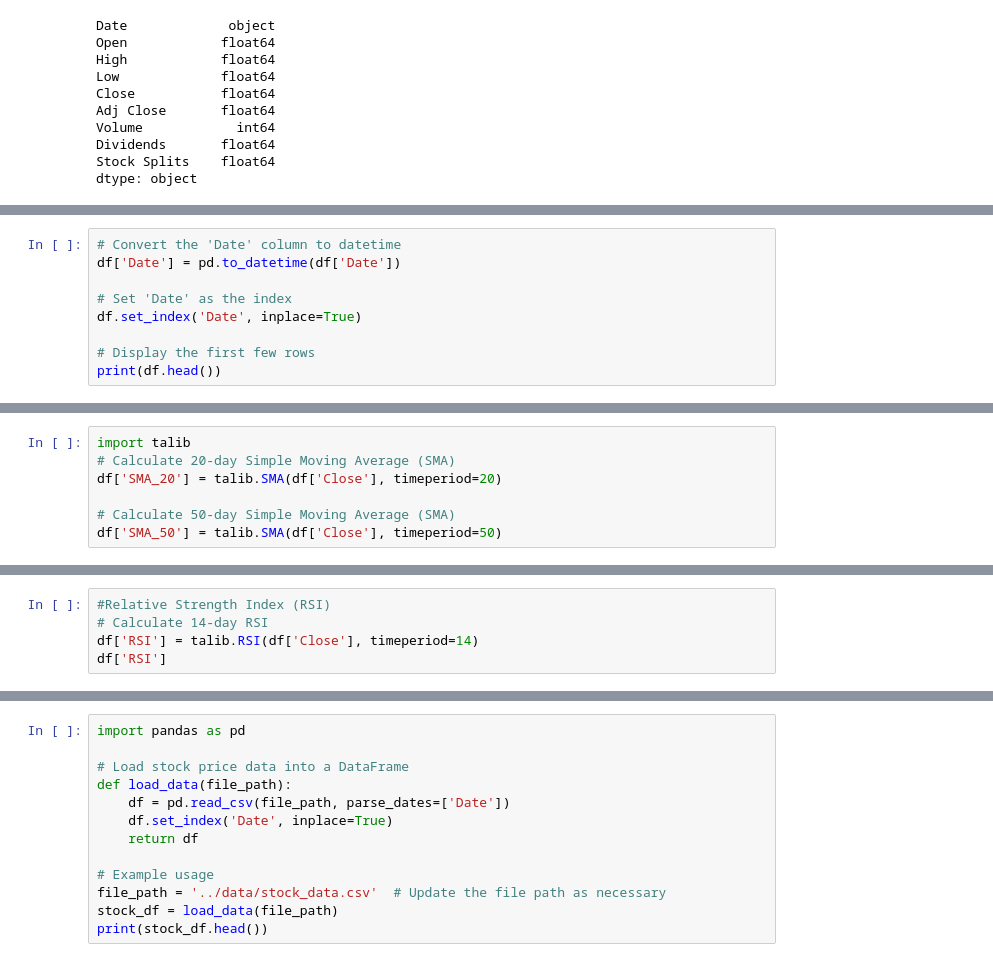
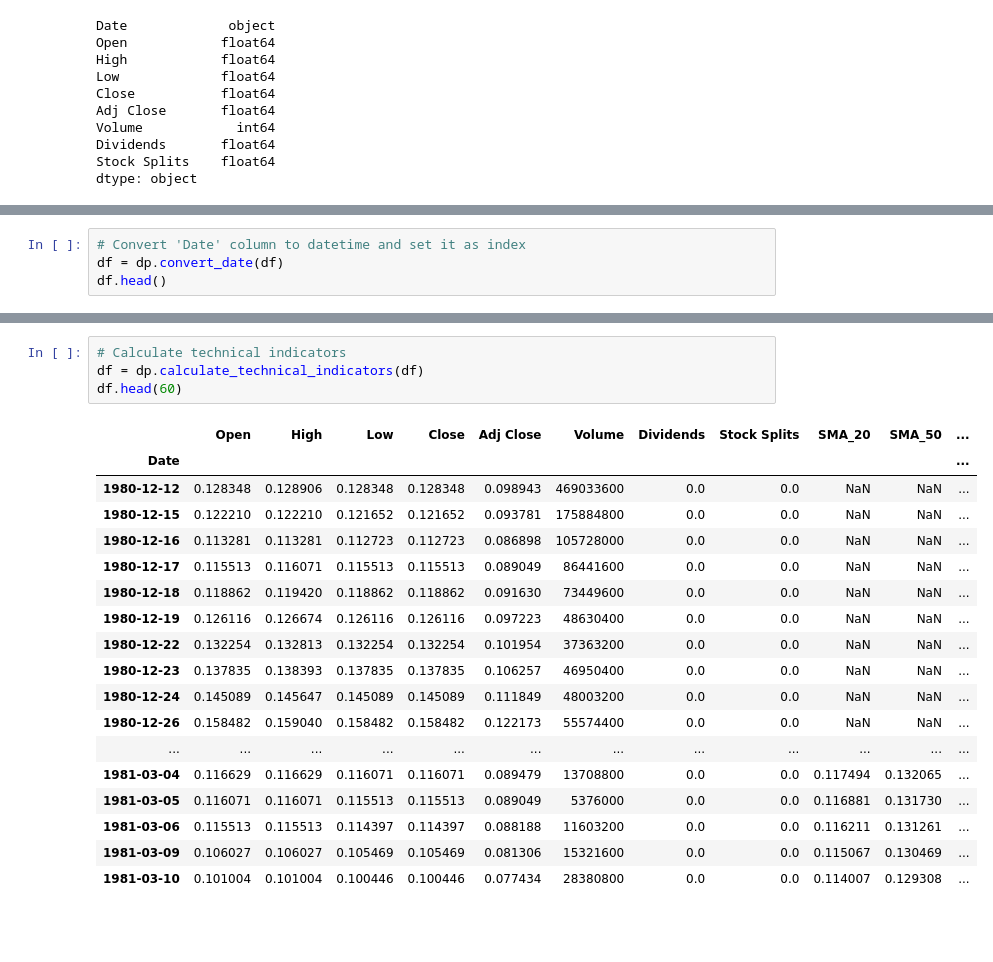
Before and after one commit to Getachew0557/Leveraging-AI-Techniques-for-Financial-News-Sentiment-Analysis-and-Stock-Prediction, a Jupyter notebook: notebooks/AAPL_model .ipynb, the cells around one changed output, grey strips where cells are left out. Drawn from its saved outputs; the diff is of its cells as text; blank space fills up the shorter version.

```diff
--- a/notebooks/AAPL_model.ipynb
+++ b/notebooks/AAPL_model .ipynb
@@ -72,10 +100,5 @@ df.describe()
 # %%
-# Convert the 'Date' column to datetime
-df['Date'] = pd.to_datetime(df['Date'])
-
-# Set 'Date' as the index
-df.set_index('Date', inplace=True)
-
-# Display the first few rows
-print(df.head())
+# Convert 'Date' column to datetime and set it as index
+df = dp.convert_date(df)
+df.head()
 # %% [output]
@@ -100,7 +111,0 @@ Date
-# %%
-import talib
-# Calculate 20-day Simple Moving Average (SMA)
-df['SMA_20'] = talib.SMA(df['Close'], timeperiod=20)
-
-# Calculate 50-day Simple Moving Average (SMA)
-df['SMA_50'] = talib.SMA(df['Close'], timeperiod=50)
@@ -127,5 +111,0 @@ Name: SMA_20, dtype: float64
-# %%
-#Relative Strength Index (RSI)
-# Calculate 14-day RSI
-df['RSI'] = talib.RSI(df['Close'], timeperiod=14)
-df['RSI']
@@ -281,13 +112,23 @@ plt.show()
-# %%
-import pandas as pd
-
-# Load stock price data into a DataFrame
-def load_data(file_path):
-    df = pd.read_csv(file_path, parse_dates=['Date'])
-    df.set_index('Date', inplace=True)
-    return df
-
-# Example usage
-file_path = '../data/stock_data.csv'  # Update the file path as necessary
-stock_df = load_data(file_path)
-print(stock_df.head())
+# %%
+# Calculate technical indicators
+df = dp.calculate_technical_indicators(df)
+df.head(60)
+# %% [output]
+|  | Open | High | Low | Close | Adj Close | Volume | Dividends | Stock Splits | SMA_20 | SMA_50 | ... |
+| Date |  |  |  |  |  |  |  |  |  |  | ... |
+| 1980-12-12 | 0.128348 | 0.128906 | 0.128348 | 0.128348 | 0.098943 | 469033600 | 0.0 | 0.0 | NaN | NaN | ... |
+| 1980-12-15 | 0.122210 | 0.122210 | 0.121652 | 0.121652 | 0.093781 | 175884800 | 0.0 | 0.0 | NaN | NaN | ... |
+| 1980-12-16 | 0.113281 | 0.113281 | 0.112723 | 0.112723 | 0.086898 | 105728000 | 0.0 | 0.0 | NaN | NaN | ... |
+| 1980-12-17 | 0.115513 | 0.116071 | 0.115513 | 0.115513 | 0.089049 | 86441600 | 0.0 | 0.0 | NaN | NaN | ... |
+| 1980-12-18 | 0.118862 | 0.119420 | 0.118862 | 0.118862 | 0.091630 | 73449600 | 0.0 | 0.0 | NaN | NaN | ... |
+| 1980-12-19 | 0.126116 | 0.126674 | 0.126116 | 0.126116 | 0.097223 | 48630400 | 0.0 | 0.0 | NaN | NaN | ... |
+| 1980-12-22 | 0.132254 | 0.132813 | 0.132254 | 0.132254 | 0.101954 | 37363200 | 0.0 | 0.0 | NaN | NaN | ... |
+| 1980-12-23 | 0.137835 | 0.138393 | 0.137835 | 0.137835 | 0.106257 | 46950400 | 0.0 | 0.0 | NaN | NaN | ... |
+| 1980-12-24 | 0.145089 | 0.145647 | 0.145089 | 0.145089 | 0.111849 | 48003200 | 0.0 | 0.0 | NaN | NaN | ... |
+| 1980-12-26 | 0.158482 | 0.159040 | 0.158482 | 0.158482 | 0.122173 | 55574400 | 0.0 | 0.0 | NaN | NaN | ... |
+| ... | ... | ... | ... | ... | ... | ... | ... | ... | ... | ... | ... |
+| 1981-03-04 | 0.116629 | 0.116629 | 0.116071 | 0.116071 | 0.089479 | 13708800 | 0.0 | 0.0 | 0.117494 | 0.132065 | ... |
+| 1981-03-05 | 0.116071 | 0.116071 | 0.115513 | 0.115513 | 0.089049 | 5376000 | 0.0 | 0.0 | 0.116881 | 0.131730 | ... |
+| 1981-03-06 | 0.115513 | 0.115513 | 0.114397 | 0.114397 | 0.088188 | 11603200 | 0.0 | 0.0 | 0.116211 | 0.131261 | ... |
+| 1981-03-09 | 0.106027 | 0.106027 | 0.105469 | 0.105469 | 0.081306 | 15321600 | 0.0 | 0.0 | 0.115067 | 0.130469 | ... |
+| 1981-03-10 | 0.101004 | 0.101004 | 0.100446 | 0.100446 | 0.077434 | 28380800 | 0.0 | 0.0 | 0.114007 | 0.129308 | ... |
```
Also changed, not shown: parts of 22 cells of this notebook.
